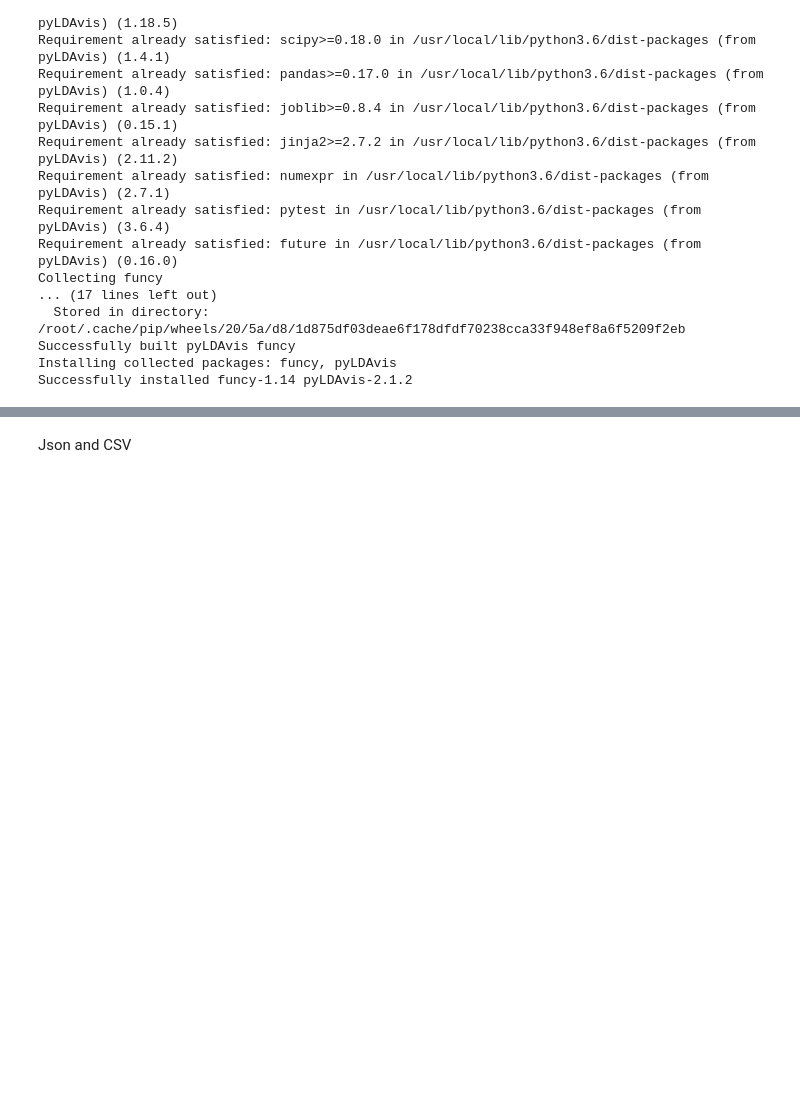
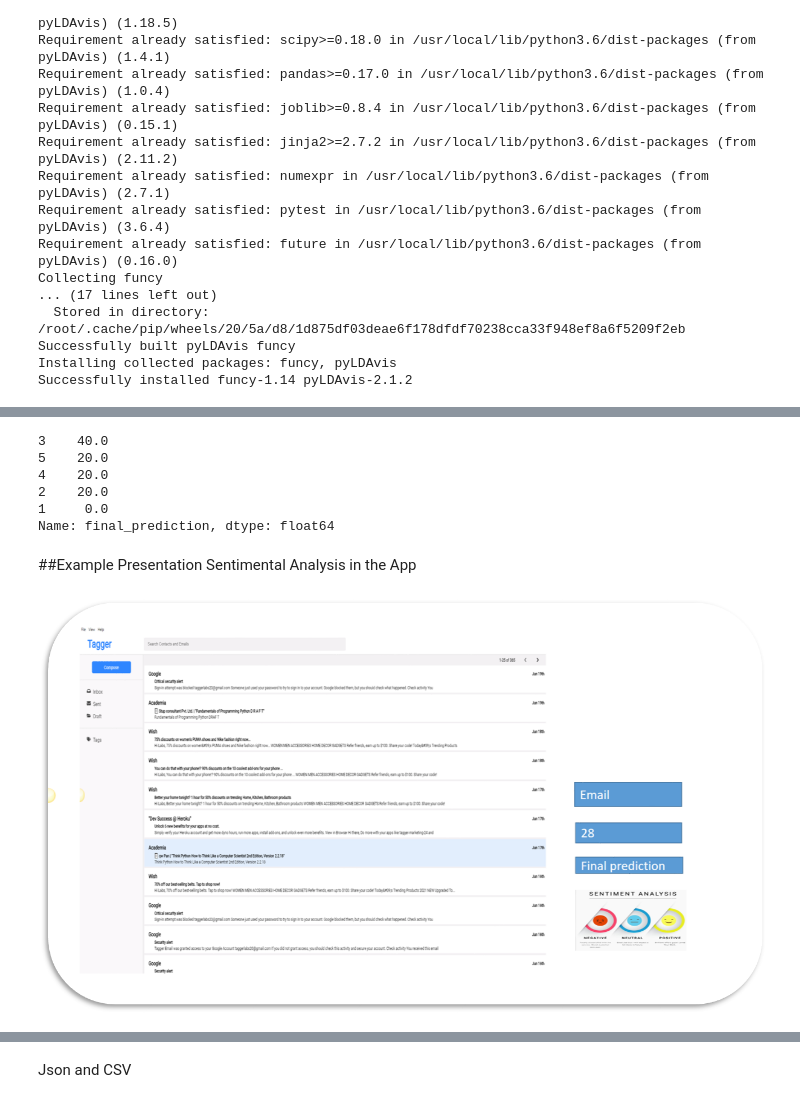
Before and after one commit to BloomTech-Labs/tagger-ds, a Jupyter notebook: notebooks/SmartEmailTags.ipynb, the cells around one changed output, grey strips where cells are left out. Saved outputs shown, nothing was run; the diff lists cells and outputs as text; code cells hidden in the pictures; blank space fills up the shorter version.

```diff
--- a/notebooks/SmartEmailTags.ipynb
+++ b/notebooks/SmartEmailTags.ipynb
@@ -355,0 +361,19 @@ Name: email_body, dtype: int64
+# %%
+#Pencentage in the classification.
+df['final_prediction'].value_counts(normalize=True) * 100
+# %% [output]
+3    40.0
+5    20.0
+4    20.0
+2    20.0
+1     0.0
+Name: final_prediction, dtype: float64
+# %% [markdown]
+##Example Presentation Sentimental Analysis in the App
+# %%
+from PIL import Image
+# load the image
+Tags_emails = Image.open('Tags_emails.png')
+Tags_emails
+# %% [output]
+[figure, added]
```
Also changed, not shown: parts of 45 cells of this notebook.
